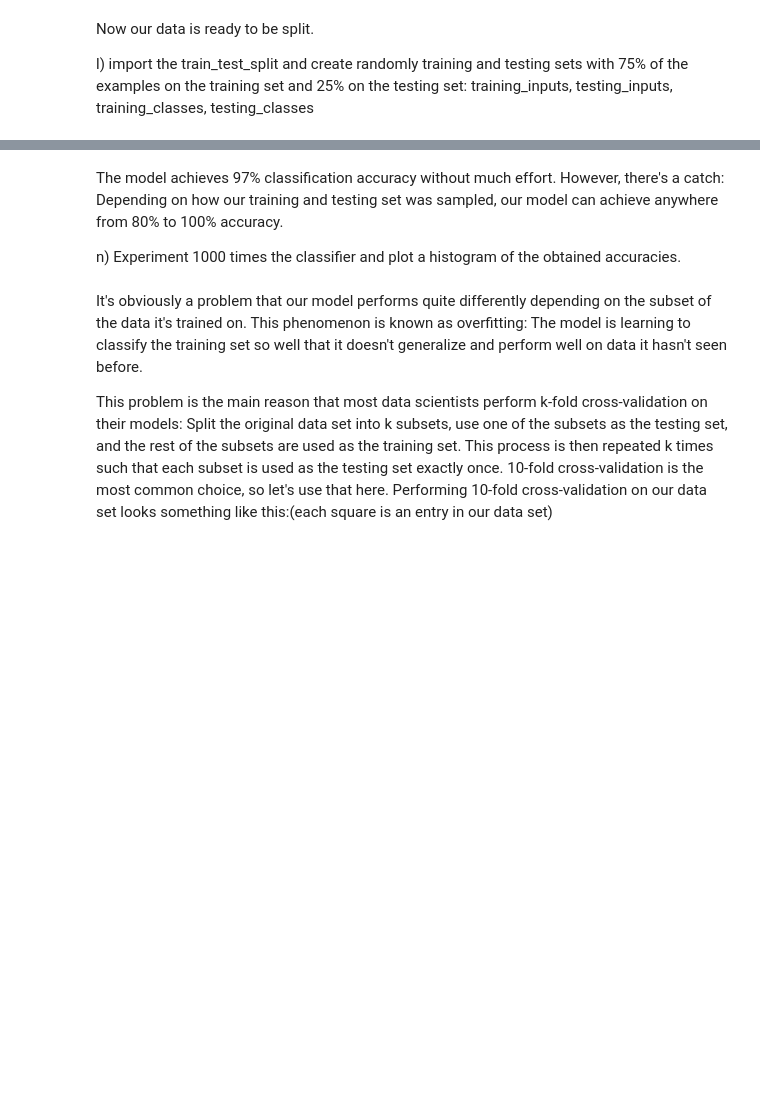
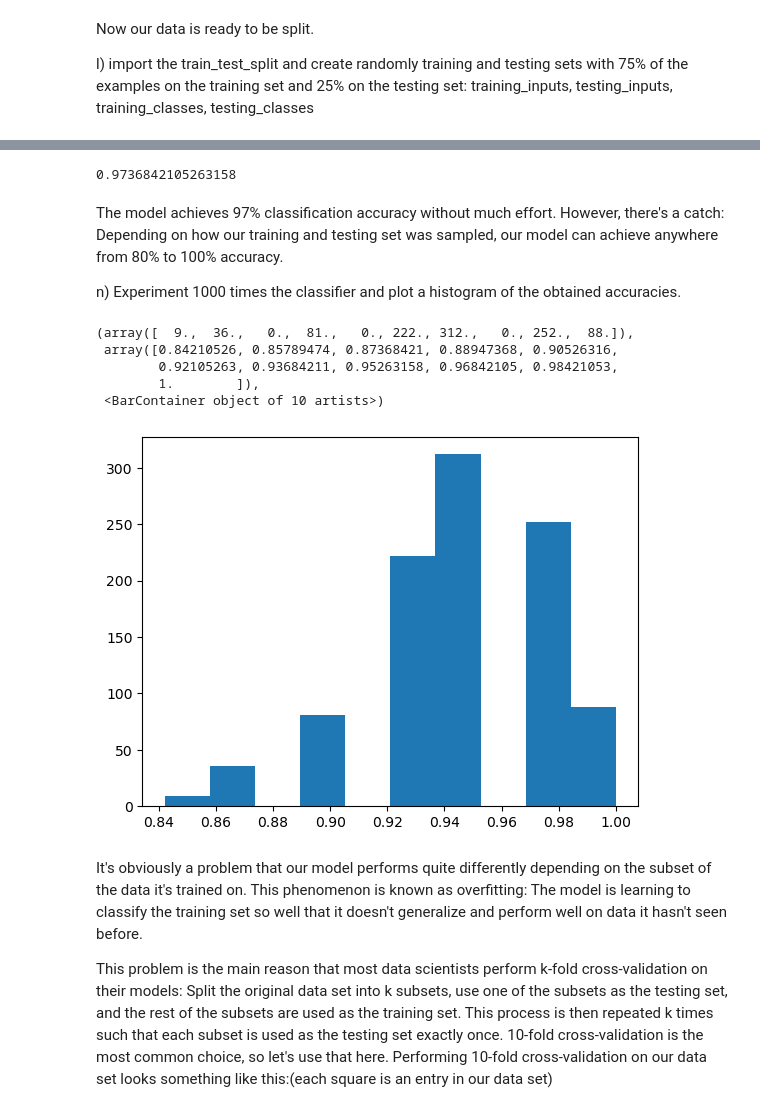
Before and after one commit to VsnGamer/ia-2022, a Jupyter notebook: exercises/Exercise5_IART_SupervisedLearning_Notebook/Exercise5_SupervisedLearning_ToComplete.ipynb, the cells around one changed output, grey strips where cells are left out. Saved outputs shown, nothing was run; the diff lists cells and outputs as text; code cells hidden in the pictures; blank space fills up the shorter version.

```diff
--- a/exercises/Exercise5_IART_SupervisedLearning_Notebook/Exercise5_SupervisedLearning_ToComplete.ipynb
+++ b/exercises/Exercise5_IART_SupervisedLearning_Notebook/Exercise5_SupervisedLearning_ToComplete.ipynb
@@ -313,16 +317,15 @@ m)	Import the DecisionTreeClassifier and train the classifier on the training se
 from sklearn.tree import DecisionTreeClassifier
 
 # Create the classifier
-# Your Code Here
-# ...
+clf = DecisionTreeClassifier()
 
 # Train the classifier on the training set
-# Your Code Here
-# ...
+clf.fit(training_inputs, training_classes)
 
 # Validate the classifier on the testing set using classification accuracy
-# Your Code Here
-# ...
+clf.score(testing_inputs, testing_classes)
+# %% [output]
+0.9736842105263158
 # %% [markdown]
 The model achieves 97% classification accuracy without much effort. However, there's a catch: Depending on how our training and testing set was sampled, our model can achieve anywhere from 80% to 100% accuracy.
 
@@ -330,16 +333,24 @@ n)	Experiment 1000 times the classifier and plot a histogram of the obtained acc
 # %%
 model_accuracies = []
 
 for repetition in range(1000):
     (training_inputs,
      testing_inputs,
      training_classes,
-     testing_classes) = train_test_split(all_inputs, all_labels, test_size=0.25)
+     testing_classes) = train_test_split(all_inputs, all_labels, test_size=0.25) # this time, we don't specify a seed so a new random split is generated
 
-    # Your Code Here
-    # ...
+    clf = DecisionTreeClassifier()
+    clf.fit(training_inputs, training_classes)
+    model_accuracies.append(clf.score(testing_inputs, testing_classes))
 
 plt.hist(model_accuracies)
+# %% [output]
+(array([  9.,  36.,   0.,  81.,   0., 222., 312.,   0., 252.,  88.]),
+ array([0.84210526, 0.85789474, 0.87368421, 0.88947368, 0.90526316,
+        0.92105263, 0.93684211, 0.95263158, 0.96842105, 0.98421053,
+        1.        ]),
+ <BarContainer object of 10 artists>)
+[figure, added]
 # %% [markdown]
 It's obviously a problem that our model performs quite differently depending on the subset of the data it's trained on. This phenomenon is known as overfitting: The model is learning to classify the training set so well that it doesn't generalize and perform well on data it hasn't seen before.
 
```
Also changed, not shown: parts of 9 cells of this notebook, 2 other files.
